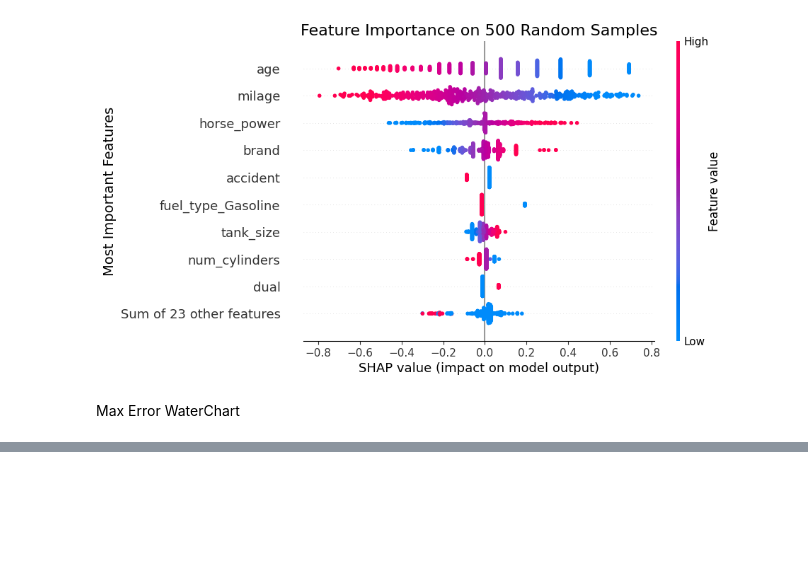
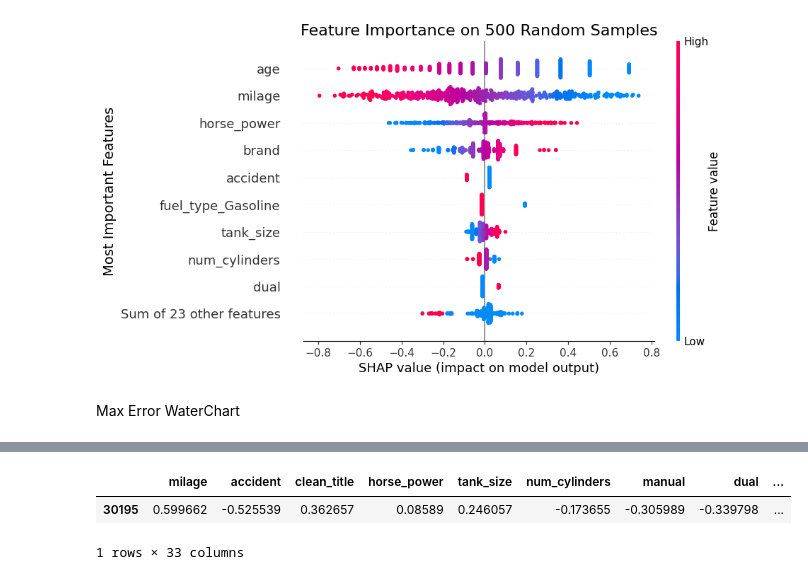
Before and after one commit to YaelDahariBIU/Tabular-Data, a Jupyter notebook: Part_2/part_2.ipynb, the cells around one changed output, grey strips where cells are left out. Cells and saved outputs as stored; diff of their text form; code cells hidden in the pictures; blank space fills up the shorter version.

```diff
--- a/Part_2/part_2.ipynb
+++ b/Part_2/part_2.ipynb
@@ -1117,0 +1138,6 @@ KeyError: 33404
+# %%
+max_idx_df
+# %% [output]
+|  | milage | accident | clean_title | horse_power | tank_size | num_cylinders | manual | dual | ... |
+| 30195 | 0.599662 | -0.525539 | 0.362657 | 0.08589 | 0.246057 | -0.173655 | -0.305989 | -0.339798 | ... |
+1 rows × 33 columns
```
Also changed, not shown: parts of 17 cells of this notebook.
